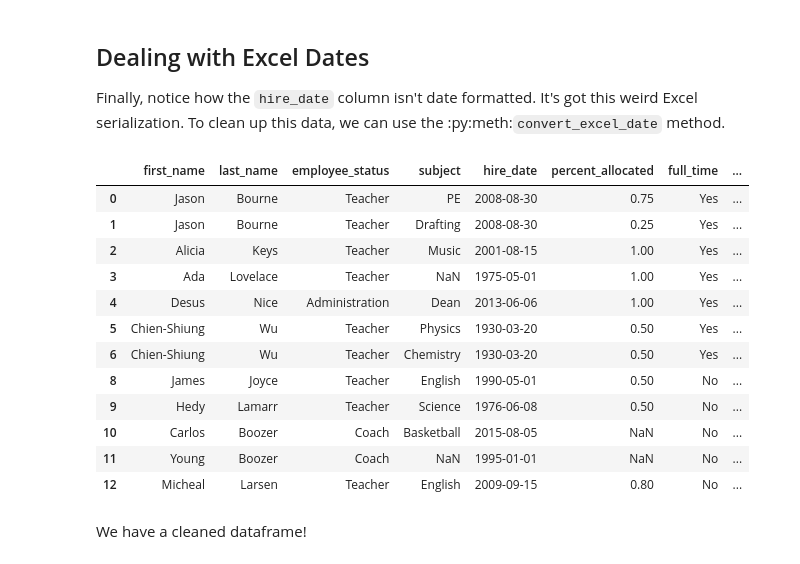
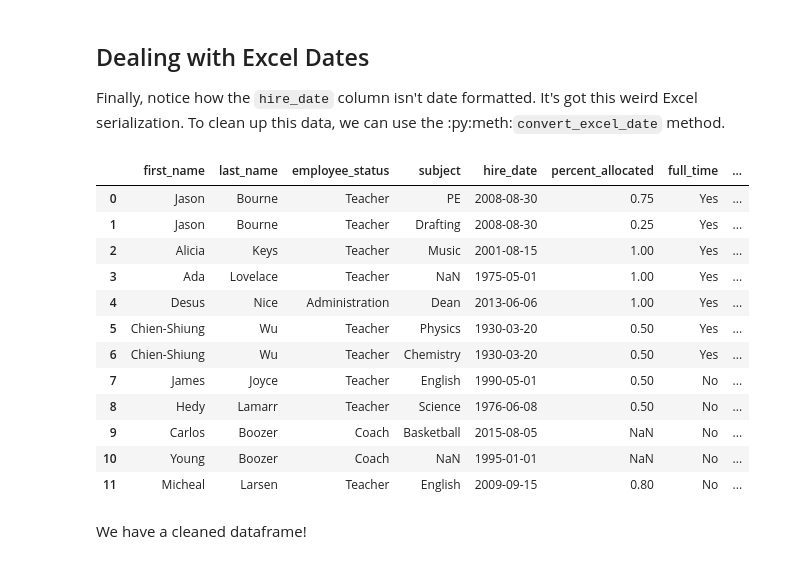
Before and after one commit to pyjanitor-devs/pyjanitor, a Jupyter notebook: examples/notebooks/dirty_data.ipynb, the cells around one changed output. Saved outputs shown, nothing was run; the diff lists cells and outputs as text; code cells hidden in the pictures.

```diff
--- a/examples/notebooks/dirty_data.ipynb
+++ b/examples/notebooks/dirty_data.ipynb
@@ -123,26 +135,29 @@ Awesome stuff! Now we don't have two columns of scattered data, we have one colu
 Finally, notice how the `hire_date` column isn't date formatted. It's got this weird Excel serialization.
 To clean up this data, we can use the :py:meth:`convert_excel_date` method.
 # %%
-df_clean = (df.clean_names()
-              .remove_empty()
-              .rename_column('%_allocated', 'percent_allocated')
-              .rename_column('full_time_', 'full_time')
-              .coalesce(['certification', 'certification_1'], 'certification')
-              .convert_excel_date('hire_date'))
+df_clean = (
+    df
+    .clean_names()
+    .remove_empty()
+    .rename_column('%_allocated', 'percent_allocated')
+    .rename_column('full_time_', 'full_time')
+    .coalesce(['certification', 'certification_1'], 'certification')
+    .convert_excel_date('hire_date')
+)
 df_clean
 # %% [output]
 |  | first_name | last_name | employee_status | subject | hire_date | percent_allocated | full_time | ... |
 | 0 | Jason | Bourne | Teacher | PE | 2008-08-30 | 0.75 | Yes | ... |
 | 1 | Jason | Bourne | Teacher | Drafting | 2008-08-30 | 0.25 | Yes | ... |
 | 2 | Alicia | Keys | Teacher | Music | 2001-08-15 | 1.00 | Yes | ... |
 | 3 | Ada | Lovelace | Teacher | NaN | 1975-05-01 | 1.00 | Yes | ... |
 | 4 | Desus | Nice | Administration | Dean | 2013-06-06 | 1.00 | Yes | ... |
 | 5 | Chien-Shiung | Wu | Teacher | Physics | 1930-03-20 | 0.50 | Yes | ... |
 | 6 | Chien-Shiung | Wu | Teacher | Chemistry | 1930-03-20 | 0.50 | Yes | ... |
-| 8 | James | Joyce | Teacher | English | 1990-05-01 | 0.50 | No | ... |
-| 9 | Hedy | Lamarr | Teacher | Science | 1976-06-08 | 0.50 | No | ... |
-| 10 | Carlos | Boozer | Coach | Basketball | 2015-08-05 | NaN | No | ... |
-| 11 | Young | Boozer | Coach | NaN | 1995-01-01 | NaN | No | ... |
-| 12 | Micheal | Larsen | Teacher | English | 2009-09-15 | 0.80 | No | ... |
+| 7 | James | Joyce | Teacher | English | 1990-05-01 | 0.50 | No | ... |
+| 8 | Hedy | Lamarr | Teacher | Science | 1976-06-08 | 0.50 | No | ... |
+| 9 | Carlos | Boozer | Coach | Basketball | 2015-08-05 | NaN | No | ... |
+| 10 | Young | Boozer | Coach | NaN | 1995-01-01 | NaN | No | ... |
+| 11 | Micheal | Larsen | Teacher | English | 2009-09-15 | 0.80 | No | ... |
 # %% [markdown]
 We have a cleaned dataframe!
```
Also changed, not shown: parts of 9 cells of this notebook, 2 other files.
